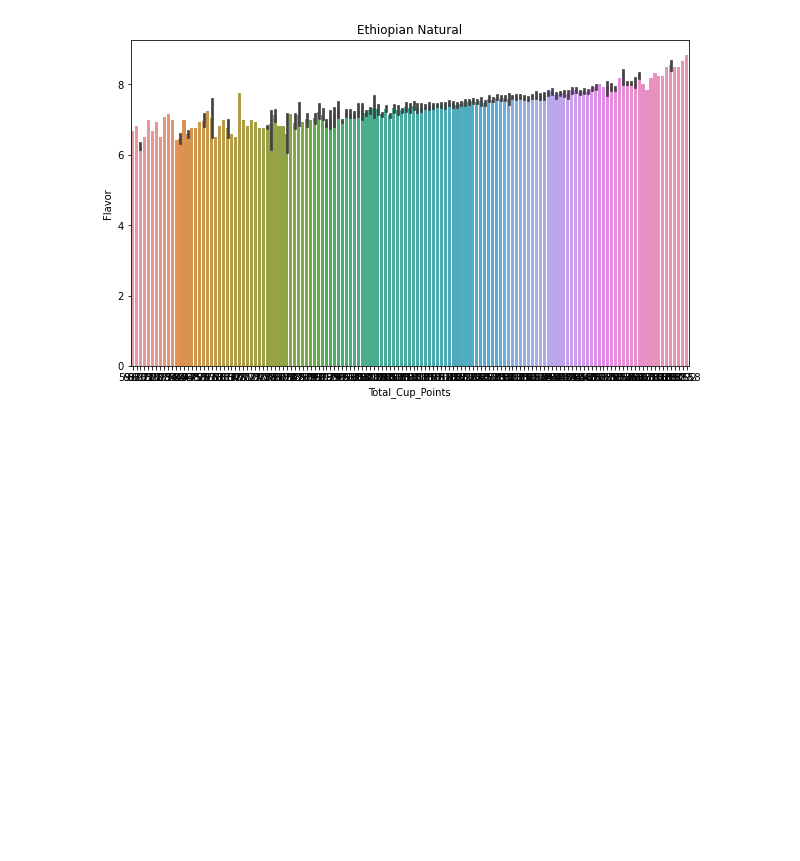
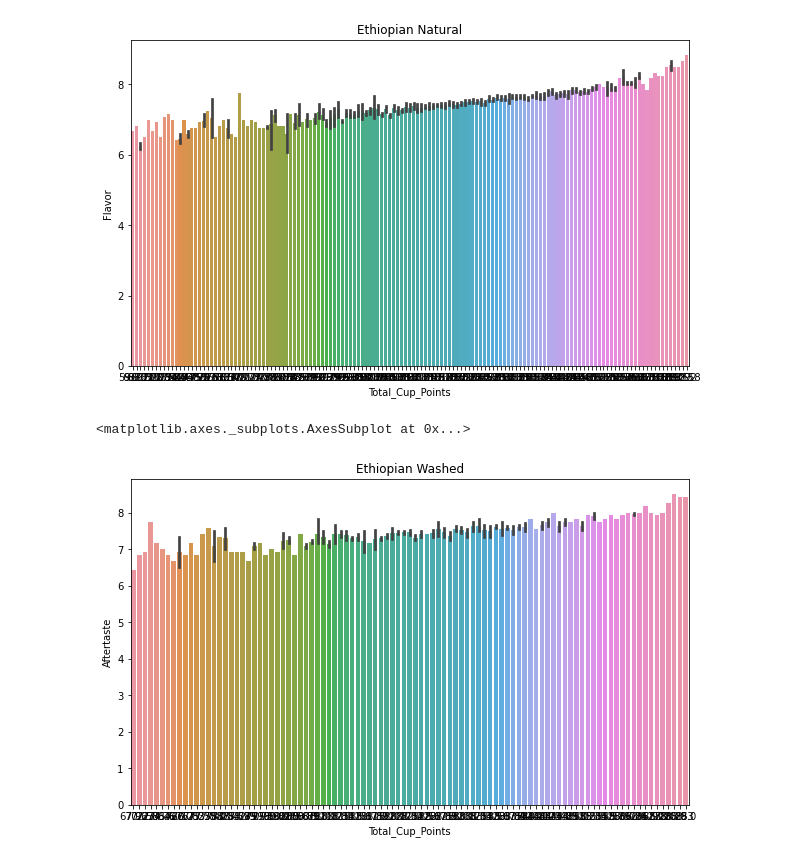
Before and after one commit to zpatricklee/coffee-csc495, a Jupyter notebook: Coffee Group Proj.ipynb, the cells around one changed output. Cells and saved outputs as stored; diff of their text form; code cells hidden in the pictures; blank space fills up the shorter version.

```diff
--- a/Coffee Group Proj.ipynb
+++ b/Coffee Group Proj.ipynb
@@ -261,10 +261,13 @@ sns.barplot(x = x_attr, y = y_attr, data = df_ethiopia_natural)
 # %%
 fig = plt.figure(figsize = (10,6))
 axis = plt.axes()
 axis.set_title("Ethiopian Washed")
 x_attr = 'Total_Cup_Points'
-y_attr = 'Flavor'
+y_attr = 'Aftertaste'
 sns.barplot(x =x_attr , y = y_attr, data = df_ethiopia_washed)
+# %% [output]
+<matplotlib.axes._subplots.AxesSubplot at 0x...>
+[figure, added]
 # %%
 fig = plt.figure(figsize = (10,6))
 axis = plt.axes()
```
Also changed, not shown: parts of 1 cell of this notebook.
